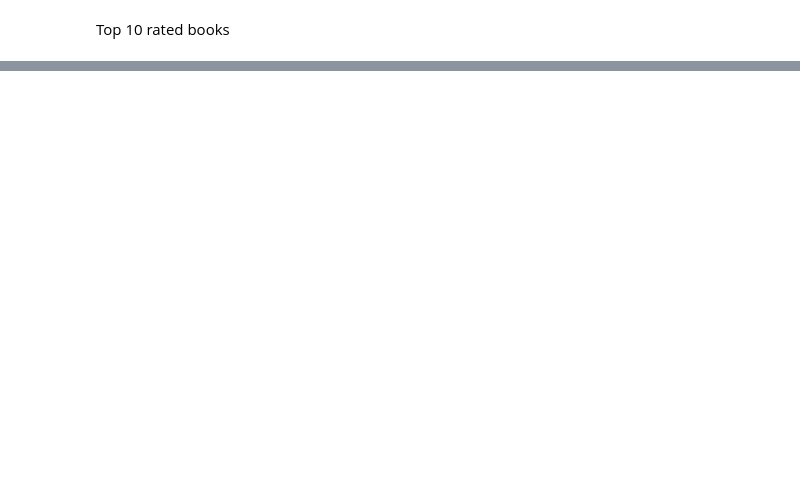
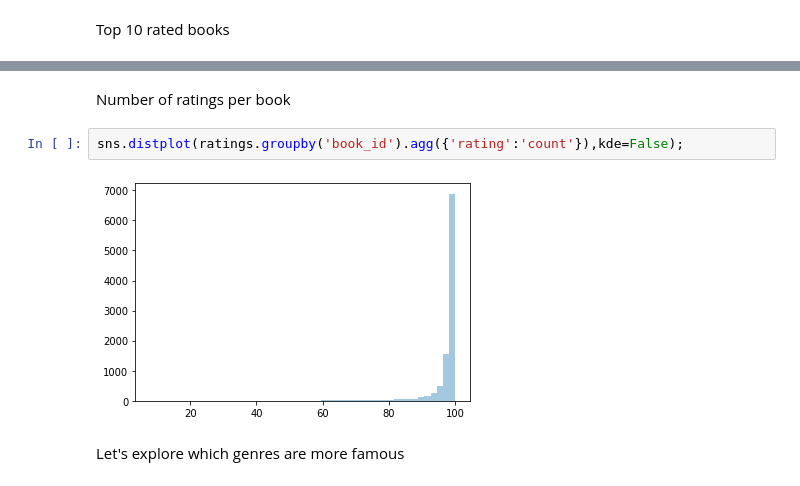
Before and after one commit to ambita20/BookRecommenderSystem, a Jupyter notebook: code.ipynb, the cells around one changed output, grey strips where cells are left out. Drawn from its saved outputs; the diff is of its cells as text; blank space fills up the shorter version.

```diff
--- a/code.ipynb
+++ b/code.ipynb
@@ -228,0 +273,8 @@ Top 10 rated books
+# %% [markdown]
+Number of ratings per book
+# %%
+sns.distplot(ratings.groupby('book_id').agg({'rating':'count'}),kde=False);
+# %% [output]
+[figure, added]
+# %% [markdown]
+Let's explore which genres are more famous
```
Also changed, not shown: parts of 14 cells of this notebook.
